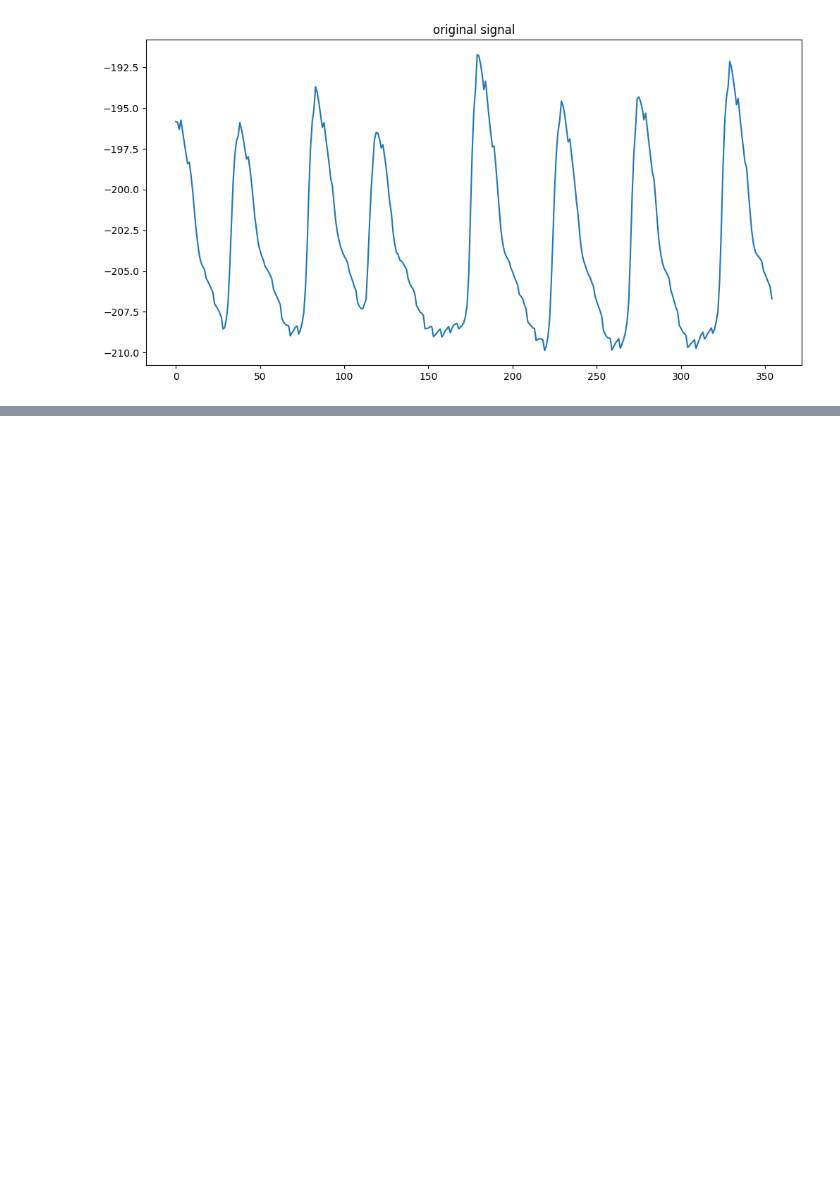
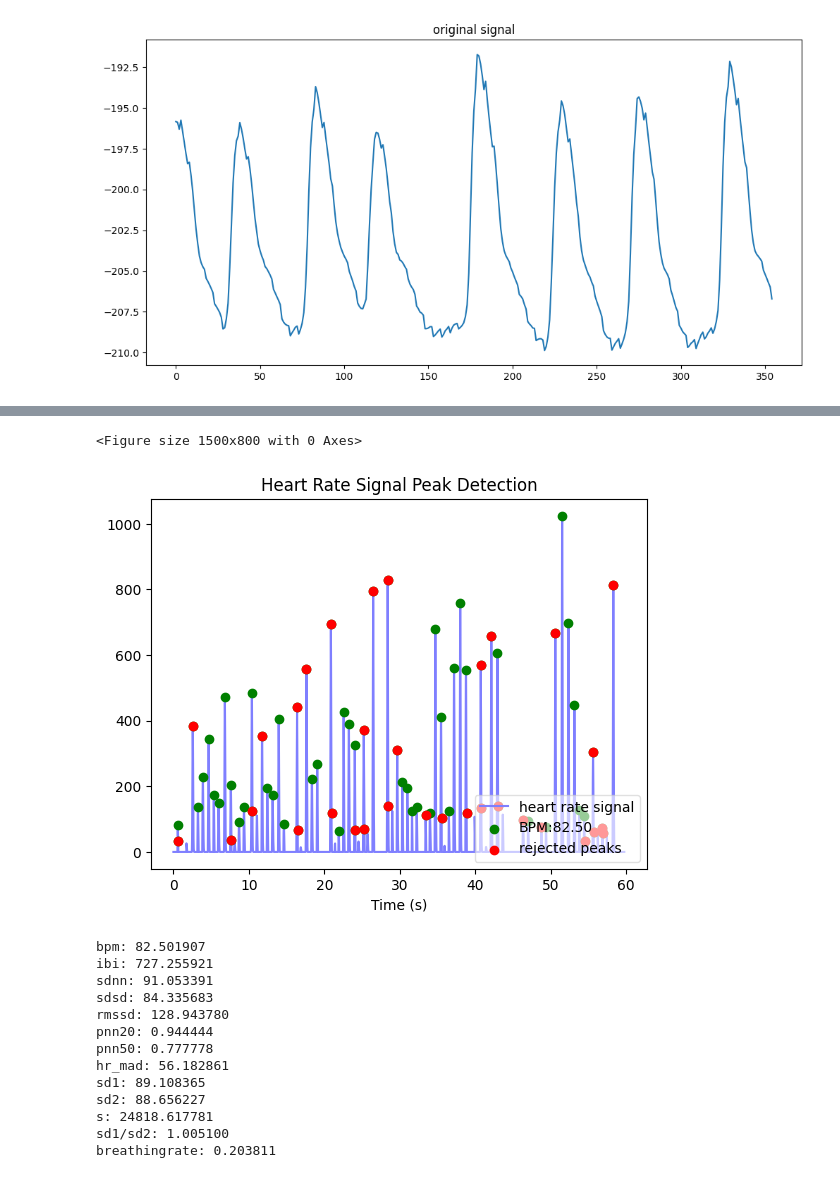
Before and after one commit to Jazzmin-Washington/ElectronRx-Technical-Interview_Graduate-Trainee-Data-Scientist, a Jupyter notebook: Preprocessing_Steps.ipynb, the cells around one changed output, grey strips where cells are left out. Cells and saved outputs as stored; diff of their text form; code cells hidden in the pictures; blank space fills up the shorter version.

```diff
--- a/Preprocessing_Steps.ipynb
+++ b/Preprocessing_Steps.ipynb
@@ -132,0 +150,27 @@ plt.show()
+# %%
+
+
+wd, m  = hp.process(filtered, sample_rate = sample_rate)
+
+plt.figure(figsize=(15,8))
+hp.plotter(wd,m)
+
+plt.show()
+for measure in m.keys():
+    print('%s: %f' %(measure, m[measure]))
+# %% [output]
+<Figure size 1500x800 with 0 Axes>
+[figure, added]
+bpm: 82.501907
+ibi: 727.255921
+sdnn: 91.053391
+sdsd: 84.335683
+rmssd: 128.943780
+pnn20: 0.944444
+pnn50: 0.777778
+hr_mad: 56.182861
+sd1: 89.108365
+sd2: 88.656227
+s: 24818.617781
+sd1/sd2: 1.005100
+breathingrate: 0.203811
```
Also changed, not shown: parts of 3 cells of this notebook.
